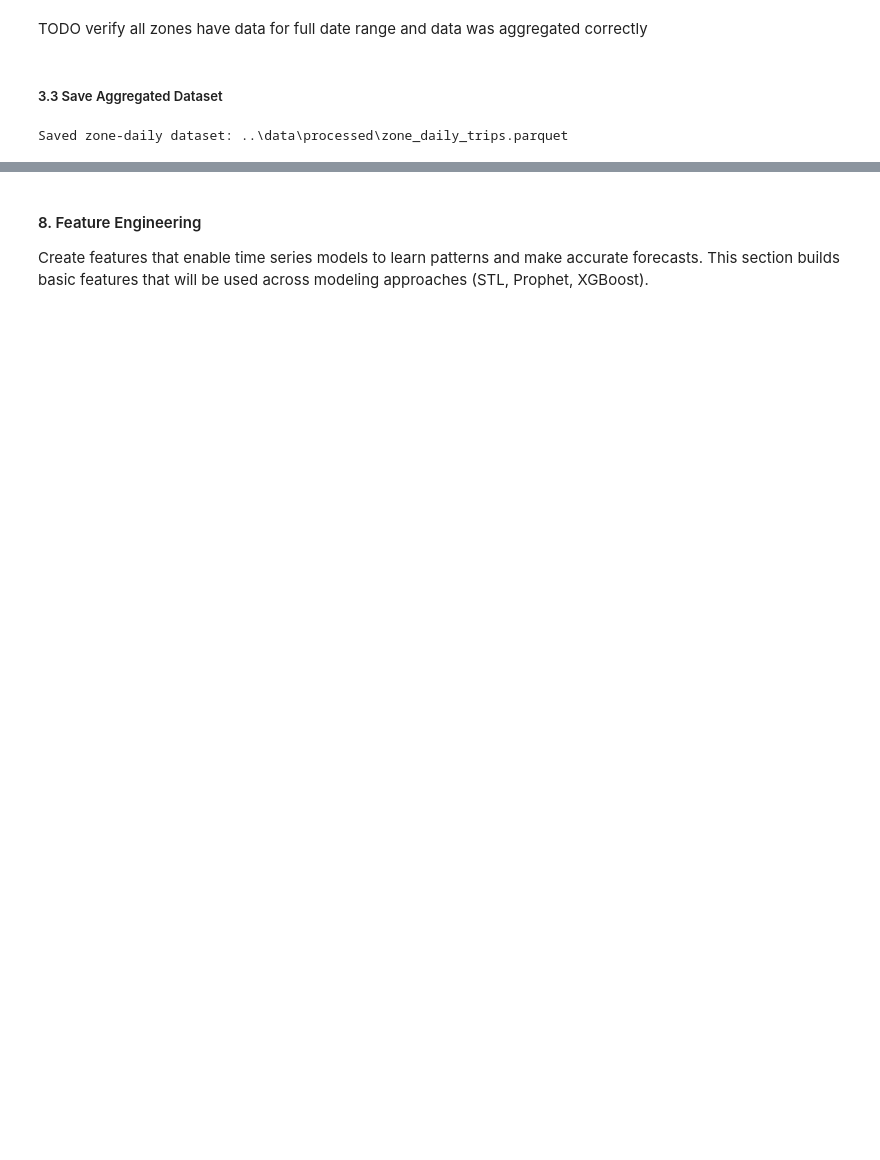
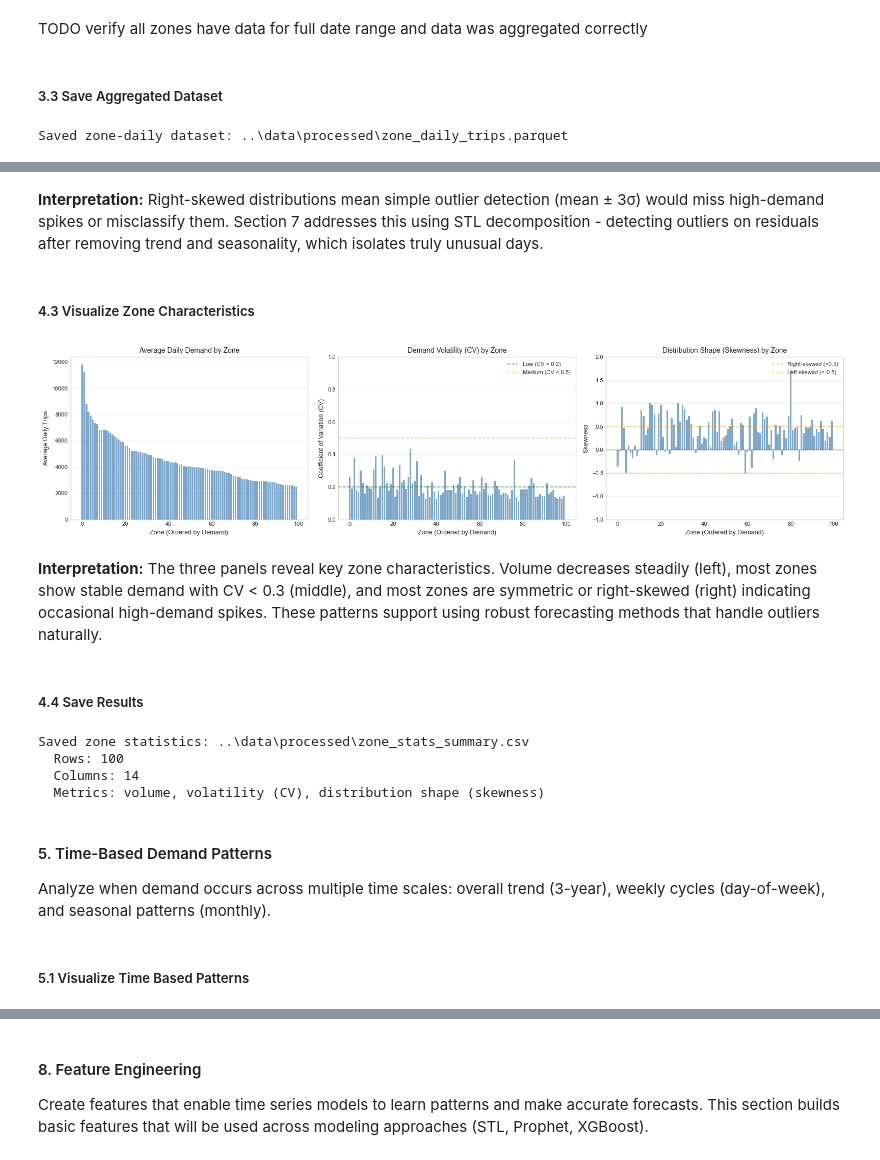
Before and after one commit to KRFlowers/nyc-fhv-rideshare-forecasting, a Jupyter notebook: notebooks/02_exploratory_analysis.ipynb, the cells around one changed output, grey strips where cells are left out. Saved outputs shown, nothing was run; the diff lists cells and outputs as text; code cells hidden in the pictures; blank space fills up the shorter version.

```diff
--- a/notebooks/02_exploratory_analysis.ipynb
+++ b/notebooks/02_exploratory_analysis.ipynb
@@ -866,0 +625,76 @@ plt.show()
+# %% [markdown]
+**Interpretation:** Right-skewed distributions mean simple outlier detection (mean ± 3σ) would miss high-demand spikes or misclassify them. Section 7 addresses this using STL decomposition - detecting outliers on residuals after removing trend and seasonality, which isolates truly unusual days.
+# %% [markdown]
+##### 4.3 Visualize Zone Characteristics
+# %%
+# What: Create three-panel visualization of core zone characteristics
+# Why: Visual comparison reveals patterns in volume, stability, and distribution shape
+
+# Sort zones by volume for consistent ordering across all panels
+zone_stats_sorted = zone_stats.sort_values('daily_trips_mean', ascending=False)
+
+# Create three-panel layout
+fig, (ax1, ax2, ax3) = plt.subplots(1, 3, figsize=(16, 4))
+
+# LEFT: Average Daily Demand
+ax1.bar(range(len(zone_stats_sorted)), zone_stats_sorted['daily_trips_mean'],
+        color='steelblue', alpha=0.7)
+ax1.set_xlabel('Zone (Ordered by Demand)', fontsize=9)
+ax1.set_ylabel('Average Daily Trips', fontsize=9)
+ax1.set_title('Average Daily Demand by Zone', fontsize=10)
+ax1.grid(True, axis='y', alpha=0.3)
+
+# MIDDLE: Coefficient of Variation
+ax2.bar(range(len(zone_stats_sorted)), zone_stats_sorted['cv'],
+        color='steelblue', alpha=0.7)
+ax2.axhline(y=0.2, color='green', linestyle='--', linewidth=1.2, alpha=0.6,
+            label='Low (CV < 0.2)')
+ax2.axhline(y=0.5, color='orange', linestyle='--', linewidth=1.2, alpha=0.6,
+            label='Medium (CV < 0.5)')
+ax2.set_ylim(0, 1.0)
+ax2.set_xlabel('Zone (Ordered by Demand)', fontsize=9)
+ax2.set_ylabel('Coefficient of Variation (CV)', fontsize=9)
+ax2.set_title('Demand Volatility (CV) by Zone', fontsize=10)
+ax2.legend(loc='upper right', fontsize=8, framealpha=0.9)
+ax2.grid(True, axis='y', alpha=0.3)
+
+# RIGHT: Skewness
+ax3.bar(range(len(zone_stats_sorted)), zone_stats_sorted['skewness'],
+        color='steelblue', alpha=0.7)
+ax3.axhline(y=0, color='black', linestyle='-', linewidth=1, alpha=0.5)
+ax3.axhline(y=0.5, color='orange', linestyle='--', linewidth=1.2, alpha=0.6,
+            label='Right-skewed (>0.5)')
+ax3.axhline(y=-0.5, color='orange', linestyle='--', linewidth=1.2, alpha=0.6,
+            label='Left-skewed (<-0.5)')
+ax3.set_ylim(-1.5, 2.0)
+ax3.set_xlabel('Zone (Ordered by Demand)', fontsize=9)
+ax3.set_ylabel('Skewness', fontsize=9)
+ax3.set_title('Distribution Shape (Skewness) by Zone', fontsize=10)
+ax3.legend(loc='upper right', fontsize=8, framealpha=0.9)
+ax3.grid(True, axis='y', alpha=0.3)
+
+plt.tight_layout()
+plt.show()
+# %% [output]
+[figure, added]
+# %% [markdown]
+**Interpretation:** The three panels reveal key zone characteristics. Volume decreases steadily (left), most zones show stable demand with CV < 0.3 (middle), and most zones are symmetric or right-skewed (right) indicating occasional high-demand spikes. These patterns support using robust forecasting methods that handle outliers naturally.
+# %% [markdown]
+##### 4.4 Save Results
+# %%
+# Save zone statistics
+zone_stats.to_csv(OUTPUT_DIR / 'zone_stats_summary.csv', index=False)
+print(f"\nSaved zone statistics: {OUTPUT_DIR / 'zone_stats_summary.csv'}")
+print(f"  Rows: {len(zone_stats):,}")
+print(f"  Columns: {len(zone_stats.columns)}")
+print(f"  Metrics: volume, volatility (CV), distribution shape (skewness)")
+# %% [output]
+Saved zone statistics: ..\data\processed\zone_stats_summary.csv
+  Rows: 100
+  Columns: 14
+  Metrics: volume, volatility (CV), distribution shape (skewness)
+# %% [markdown]
+#### 5. Time-Based Demand Patterns
+Analyze when demand occurs across multiple time scales: overall trend (3-year), weekly cycles (day-of-week), and seasonal patterns (monthly).
+# %% [markdown]
+##### 5.1 Visualize Time Based Patterns
```
Also changed, not shown: parts of 127 cells of this notebook.
